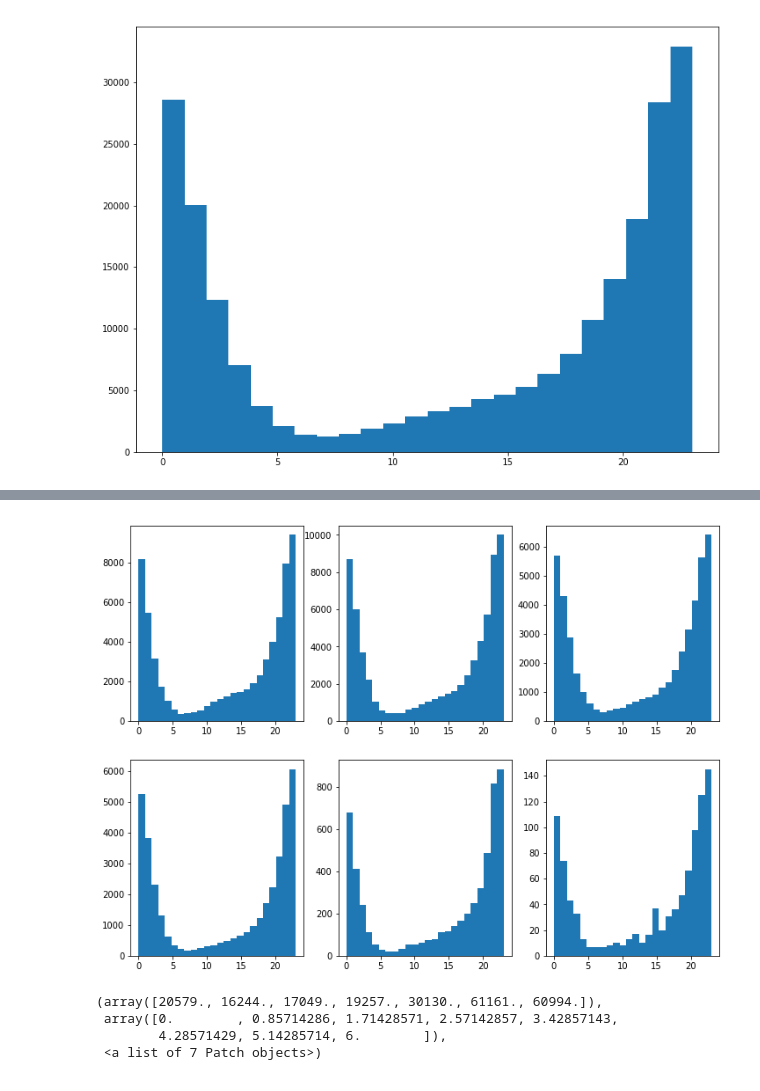
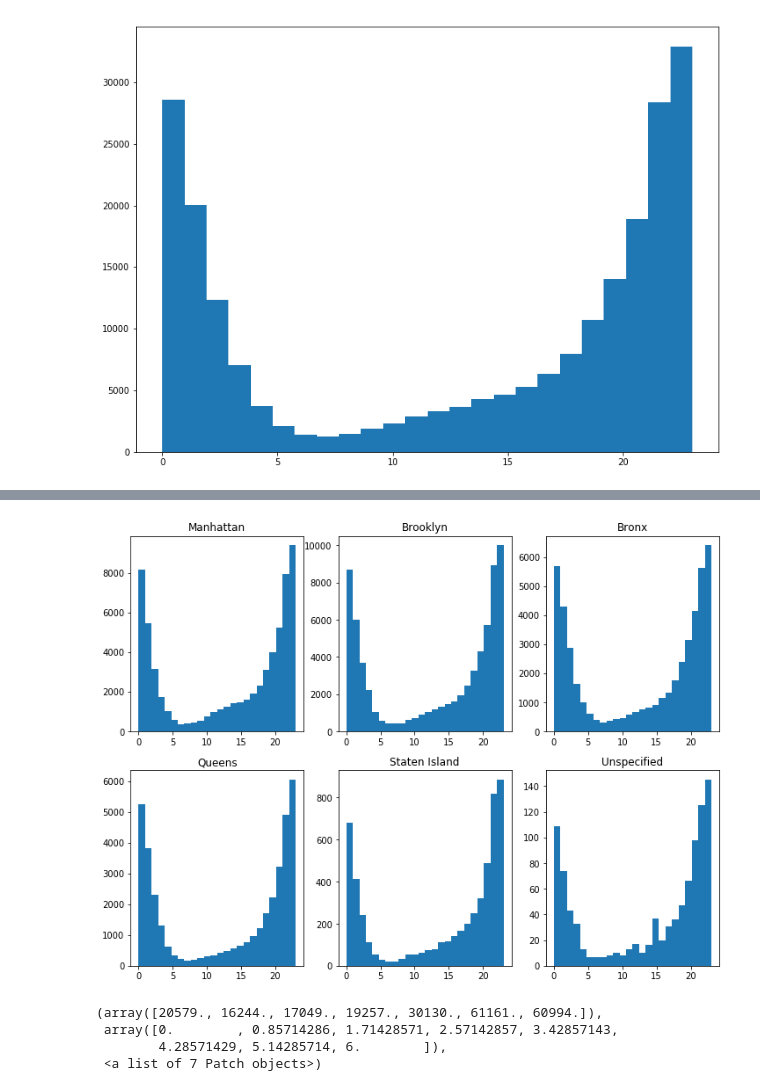
Before and after one commit to TrifectaIII/Data-Science-Final, a Jupyter notebook: DataScienceFinal.ipynb, the cells around one changed output, grey strips where cells are left out. Saved outputs shown, nothing was run; the diff lists cells and outputs as text; code cells hidden in the pictures.

```diff
--- a/DataScienceFinal.ipynb
+++ b/DataScienceFinal.ipynb
@@ -294,30 +279,28 @@ plt.show()
 # %%
-#Borough by hour
-
 fig = plt.figure()
 
 ax1 = fig.add_subplot(2, 3, 1)
 ax1.hist(man['Hour'],24)
-#ax1.title('Store/Commercial')
+ax1.set_title('Manhattan')
 ax2 = fig.add_subplot(2, 3, 2)
 ax2.hist(bro['Hour'],24)
-#ax2.title('Residential Building/House')
+ax2.set_title('Brooklyn')
 ax3 = fig.add_subplot(2, 3, 3)
 ax3.hist(brx['Hour'],24)
-#ax3.title('Club/Bar/Restaurant')
+ax3.set_title('Bronx')
 ax4 = fig.add_subplot(2, 3, 4)
 ax4.hist(que['Hour'],24)
-#ax4.title('Street/Sidewalk')
+ax4.set_title('Queens')
 ax5 = fig.add_subplot(2, 3, 5)
 ax5.hist(sta['Hour'],24)
-#ax5.title('Park/Playground')
+ax5.set_title('Staten Island')
 ax6 = fig.add_subplot(2, 3, 6)
 ax6.hist(uns['Hour'],24)
-#ax6.title('House of Worship')
+ax6.set_title('Unspecified')
 
 plt.show()
 # %% [output]
-[figure, old version]
+[figure, new version]
 # %%
 plt.hist(calldata['WeekdayInt'],bins = 7, rwidth = 0.8)
 # %% [output]
```
Also changed, not shown: parts of 28 cells of this notebook.
